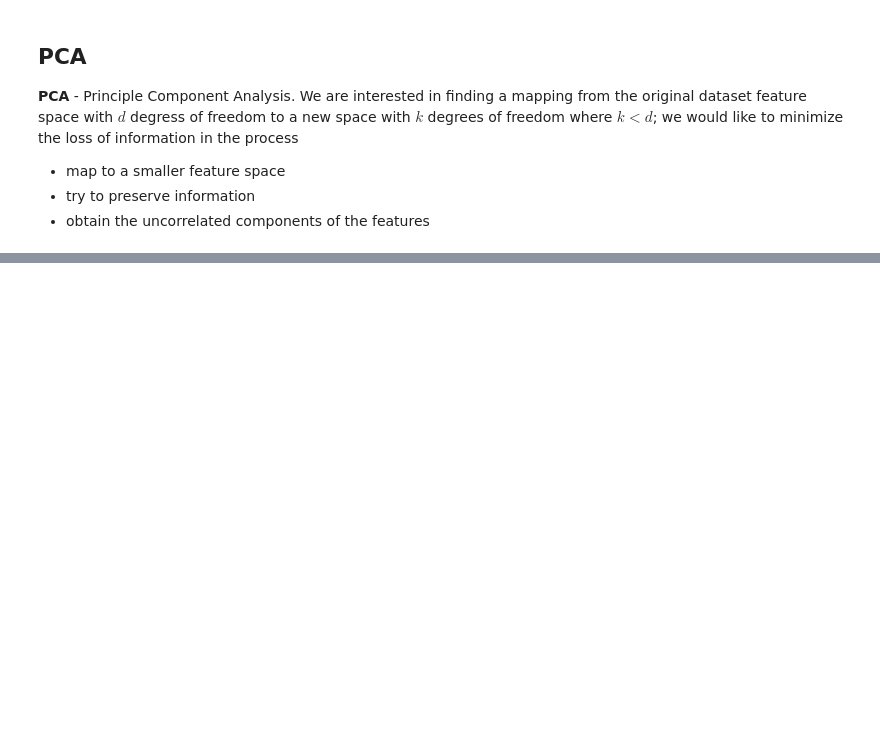
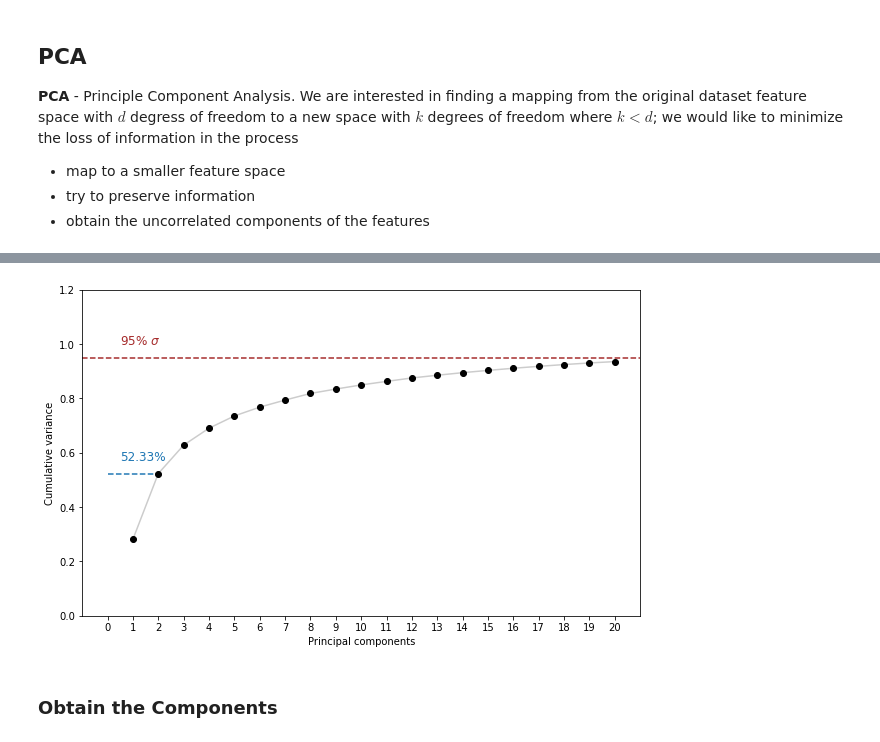
Before and after one commit to SmilodonCub/DS4VS, a Jupyter notebook: Week12/DS4VS_week12_PCA.ipynb, the cells around one changed output, grey strips where cells are left out. Cells and saved outputs as stored; diff of their text form; code cells hidden in the pictures; blank space fills up the shorter version.

```diff
--- a/Week12/DS4VS_week12_PCA.ipynb
+++ b/Week12/DS4VS_week12_PCA.ipynb
@@ -73,0 +192,3 @@ Reducing the dimensionality (degrees of freedom) of a dataset.
+# %%
+# perform the eigendecomposition
+values, vectors = np.linalg.eig(cov_matrix)
@@ -73,0 +198,26 @@ Reducing the dimensionality (degrees of freedom) of a dataset.
+# %%
+# plot the amount of
+csum_values = values.cumsum()/values.shape[0]
+
+N_components = 20
+x = np.arange(1, N_components+1, step=1)
+y = csum_values[0:N_components]
+
+def plot_cvar( x, y, num_C ):
+    fig, ax = plt.subplots(figsize=(10, 6))
+    plt.plot(x, y, '-', color='gray', alpha = 0.4)
+    plt.plot(x, y, 'o', color='k')
+    plt.ylim(0.0,1.2)
+    plt.xlabel('Principal components')
+    plt.xticks(np.arange(0, N_components + 1, step=1))
+    plt.ylabel('Cumulative variance')
+    plt.axhline(y = 0.95, color = 'brown', linestyle = '--')
+    plt.hlines(y = y[1], xmin = 0, xmax = 2, color = 'C0', linestyle = '--')
+    plt.text(0.5, 1, '95% $\sigma$', color = 'brown', fontsize=12)
+    plt.text(0.5, y[1]+0.05, s=f'{y[1]*100:1.2f}%', color = 'C0', fontsize= 12)
+
+plot_cvar( x,y,N_components)
+# %% [output]
+[figure, added]
+# %% [markdown]
+### Obtain the Components
```
Also changed, not shown: parts of 37 cells of this notebook.
